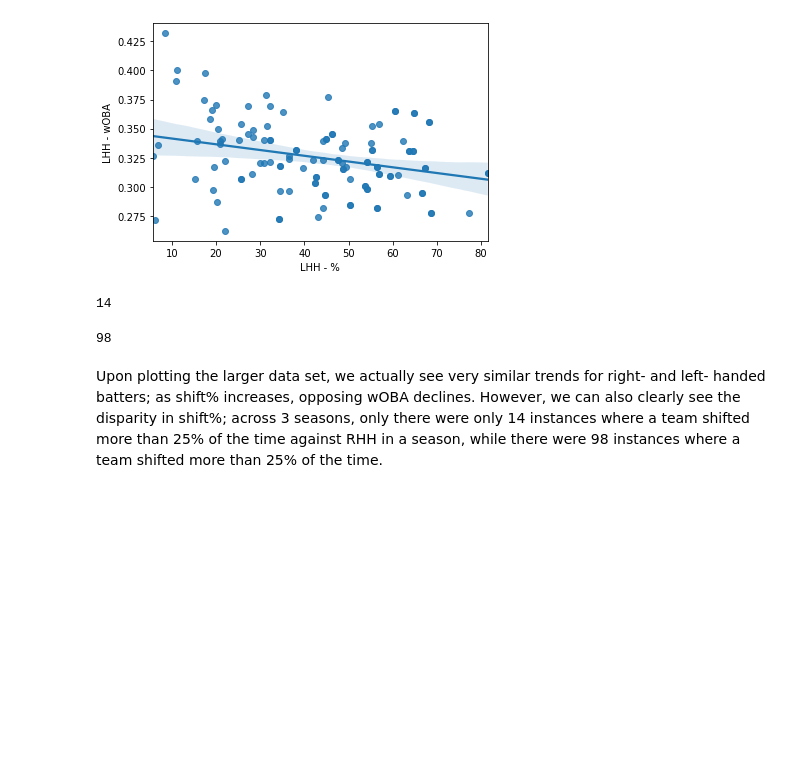
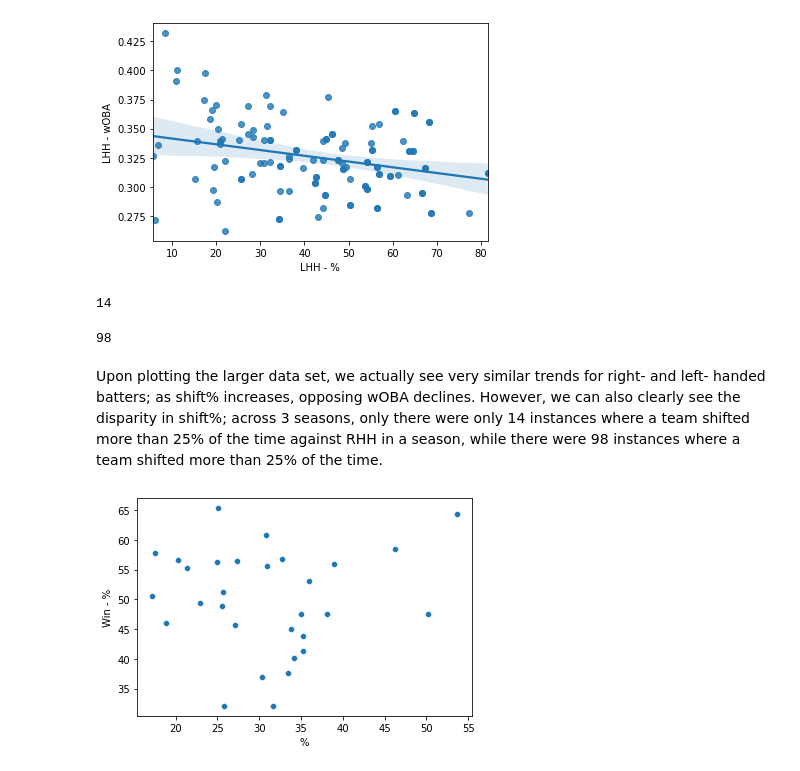
Before and after one commit to njbirk/MSAS-Defensive-Shifting, a Jupyter notebook: MSAS Defensive Shifting Analysis.ipynb, the cells around one changed output. Drawn from its saved outputs; the diff is of its cells as text; code cells hidden in the pictures; blank space fills up the shorter version.

Commit message:
added win% scatterplot

```diff
--- a/MSAS Defensive Shifting Analysis.ipynb
+++ b/MSAS Defensive Shifting Analysis.ipynb
@@ -133,3 +133,10 @@ for df in top_shifters:
 98
 # %% [markdown]
 Upon plotting the larger data set, we actually see very similar trends for right- and left- handed batters; as shift% increases, opposing wOBA declines. However, we can also clearly see the disparity in shift%; across 3 seasons, only there were only 14 instances where a team shifted more than 25% of the time against RHH in a season, while there were 98 instances where a team shifted more than 25% of the time.
+# %%
+dx = pd.read_csv("2021win%.csv")
+da = dx[[ '%', 'Win - %']]
+sns.scatterplot(data=da, x='%', y='Win - %')
+plt.show()
+# %% [output]
+[figure, added]
```
Also changed, not shown: parts of 1 cell of this notebook, 2 other files.
